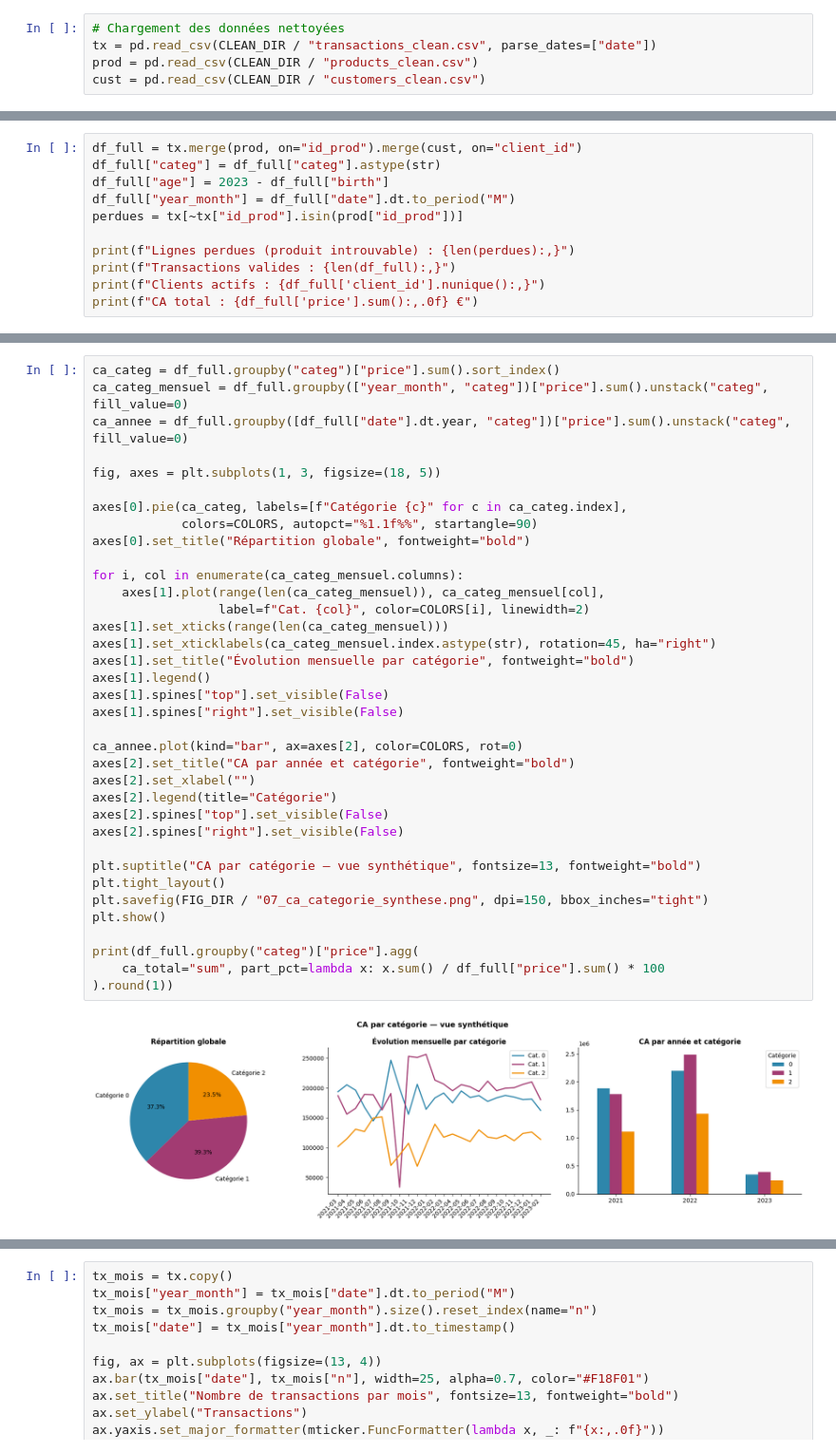
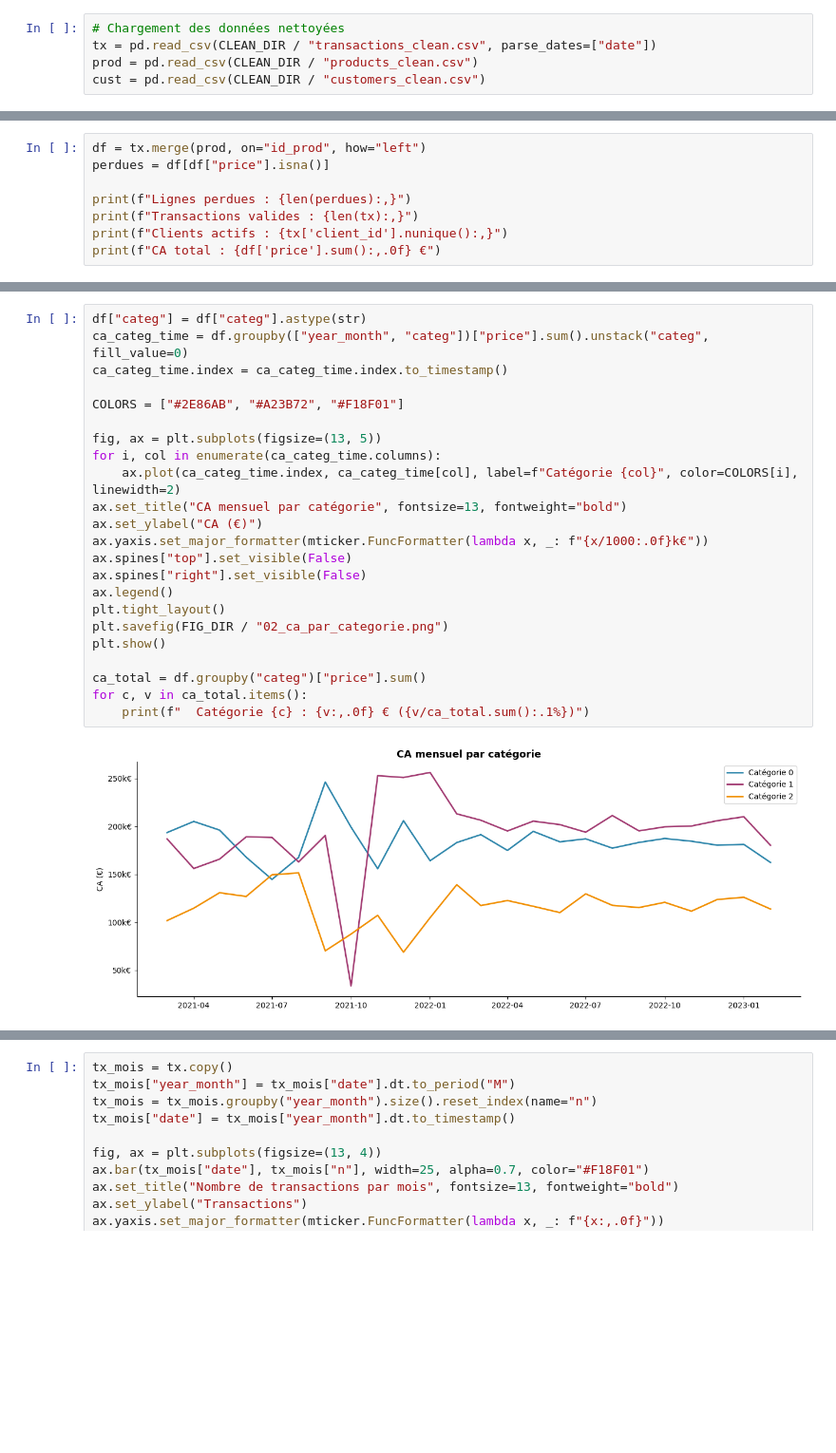
Before and after one commit to Elicesjo/PROJET-7-, a Jupyter notebook: projet9_lapage.ipynb, the cells around one changed output, grey strips where cells are left out. Shown at 95% size. Saved outputs shown, nothing was run; the diff lists cells and outputs as text; blank space fills up the shorter version.

```diff
--- a/projet9_lapage.ipynb
+++ b/projet9_lapage.ipynb
@@ -241,12 +230,9 @@ DOW_FR = ["Lun", "Mar", "Mer", "Jeu", "Ven", "Sam", "Dim"]
 # %%
-df_full = tx.merge(prod, on="id_prod").merge(cust, on="client_id")
-df_full["categ"] = df_full["categ"].astype(str)
-df_full["age"] = 2023 - df_full["birth"]
-df_full["year_month"] = df_full["date"].dt.to_period("M")
-perdues = tx[~tx["id_prod"].isin(prod["id_prod"])]
+df = tx.merge(prod, on="id_prod", how="left")
+perdues = df[df["price"].isna()]
 
-print(f"Lignes perdues (produit introuvable) : {len(perdues):,}")
-print(f"Transactions valides : {len(df_full):,}")
-print(f"Clients actifs : {df_full['client_id'].nunique():,}")
-print(f"CA total : {df_full['price'].sum():,.0f} €")
+print(f"Lignes perdues : {len(perdues):,}")
+print(f"Transactions valides : {len(tx):,}")
+print(f"Clients actifs : {tx['client_id'].nunique():,}")
+print(f"CA total : {df['price'].sum():,.0f} €")
 # %% [output]
@@ -294,38 +276,25 @@ plt.show()
 # %%
-ca_categ = df_full.groupby("categ")["price"].sum().sort_index()
-ca_categ_mensuel = df_full.groupby(["year_month", "categ"])["price"].sum().unstack("categ", fill_value=0)
-ca_annee = df_full.groupby([df_full["date"].dt.year, "categ"])["price"].sum().unstack("categ", fill_value=0)
+df["categ"] = df["categ"].astype(str)
+ca_categ_time = df.groupby(["year_month", "categ"])["price"].sum().unstack("categ", fill_value=0)
+ca_categ_time.index = ca_categ_time.index.to_timestamp()
 
-fig, axes = plt.subplots(1, 3, figsize=(18, 5))
+COLORS = ["#2E86AB", "#A23B72", "#F18F01"]
 
-axes[0].pie(ca_categ, labels=[f"Catégorie {c}" for c in ca_categ.index],
-            colors=COLORS, autopct="%1.1f%%", startangle=90)
-axes[0].set_title("Répartition globale", fontweight="bold")
-
-for i, col in enumerate(ca_categ_mensuel.columns):
-    axes[1].plot(range(len(ca_categ_mensuel)), ca_categ_mensuel[col],
-                 label=f"Cat. {col}", color=COLORS[i], linewidth=2)
-axes[1].set_xticks(range(len(ca_categ_mensuel)))
-axes[1].set_xticklabels(ca_categ_mensuel.index.astype(str), rotation=45, ha="right")
-axes[1].set_title("Évolution mensuelle par catégorie", fontweight="bold")
-axes[1].legend()
-axes[1].spines["top"].set_visible(False)
-axes[1].spines["right"].set_visible(False)
-
-ca_annee.plot(kind="bar", ax=axes[2], color=COLORS, rot=0)
-axes[2].set_title("CA par année et catégorie", fontweight="bold")
-axes[2].set_xlabel("")
-axes[2].legend(title="Catégorie")
-axes[2].spines["top"].set_visible(False)
-axes[2].spines["right"].set_visible(False)
-
-plt.suptitle("CA par catégorie — vue synthétique", fontsize=13, fontweight="bold")
+fig, ax = plt.subplots(figsize=(13, 5))
+for i, col in enumerate(ca_categ_time.columns):
+    ax.plot(ca_categ_time.index, ca_categ_time[col], label=f"Catégorie {col}", color=COLORS[i], linewidth=2)
+ax.set_title("CA mensuel par catégorie", fontsize=13, fontweight="bold")
+ax.set_ylabel("CA (€)")
+ax.yaxis.set_major_formatter(mticker.FuncFormatter(lambda x, _: f"{x/1000:.0f}k€"))
+ax.spines["top"].set_visible(False)
+ax.spines["right"].set_visible(False)
+ax.legend()
 plt.tight_layout()
-plt.savefig(FIG_DIR / "07_ca_categorie_synthese.png", dpi=150, bbox_inches="tight")
+plt.savefig(FIG_DIR / "02_ca_par_categorie.png")
 plt.show()
 
-print(df_full.groupby("categ")["price"].agg(
-    ca_total="sum", part_pct=lambda x: x.sum() / df_full["price"].sum() * 100
-).round(1))
+ca_total = df.groupby("categ")["price"].sum()
+for c, v in ca_total.items():
+    print(f"  Catégorie {c} : {v:,.0f} € ({v/ca_total.sum():.1%})")
 # %% [output]
-[figure, old version]
+[figure, new version]
```
Also changed, not shown: parts of 76 cells of this notebook.
